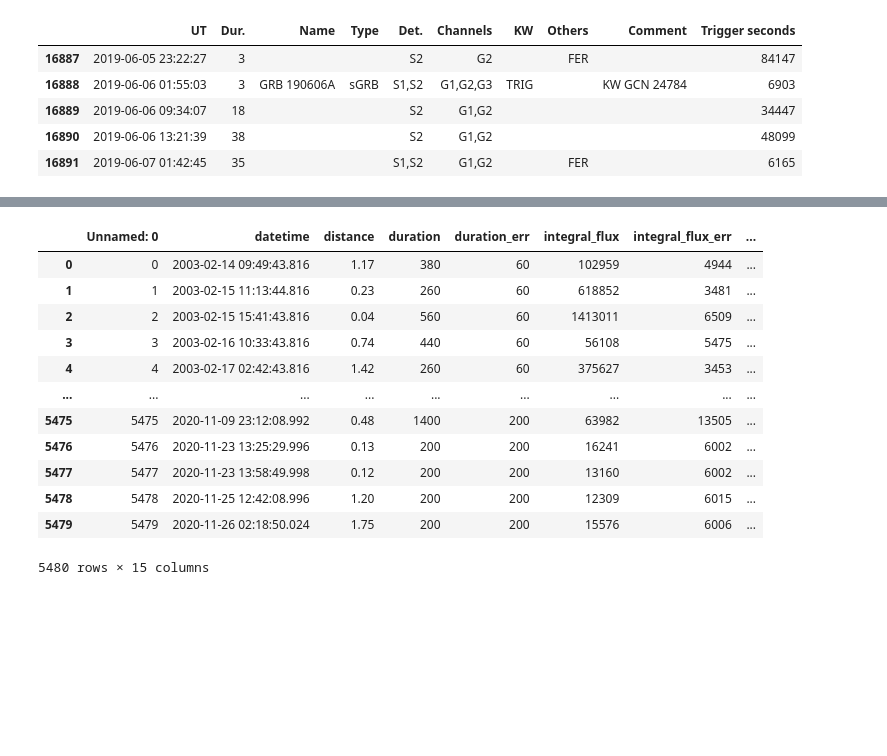
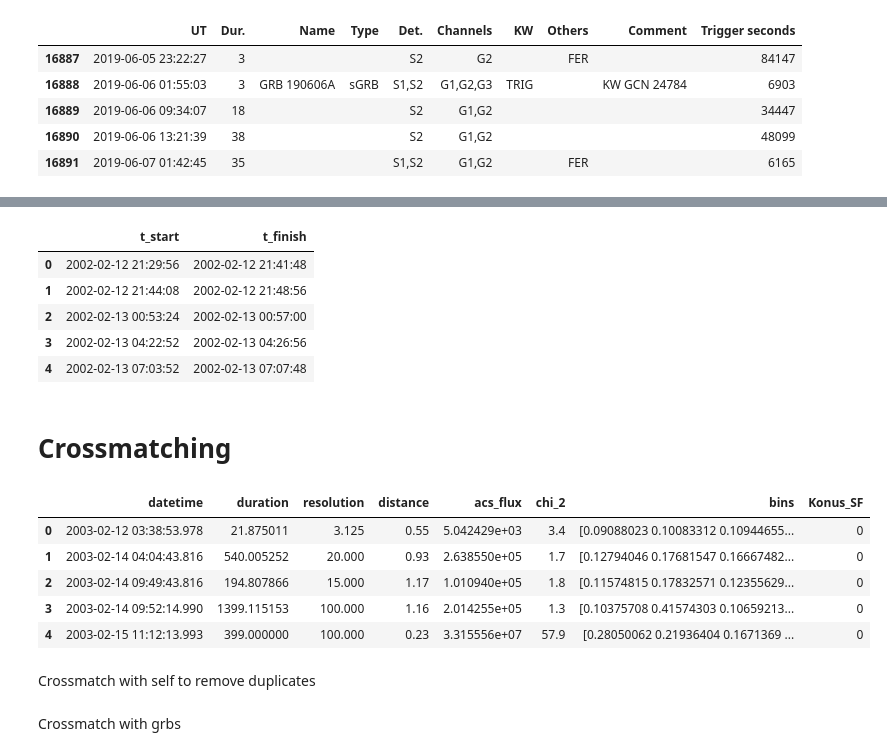
Before and after one commit to Jorezz/GRB_blind_search, a Jupyter notebook: Crossmatched.ipynb, the cells around one changed output, grey strips where cells are left out. Drawn from its saved outputs; the diff is of its cells as text; code cells hidden in the pictures; blank space fills up the shorter version.

```diff
--- a/Crossmatched.ipynb
+++ b/Crossmatched.ipynb
@@ -60,3 +97,17 @@ konus_triggers_data.tail()
+# %%
+with open(f'{DATA_PATH}RHESSI SF catalog.txt') as file:
+    RHESSI = [(datetime.datetime.strptime(line.split()[1]+' '+line.split()[2],'%d-%b-%Y %H:%M:%S'),datetime.datetime.strptime(line.split()[1]+' '+line.split()[4],'%d-%b-%Y %H:%M:%S')) for line in file]
+RHESSI = pd.DataFrame(RHESSI,columns=['t_start','t_finish'])
+RHESSI.head()
+# %% [output]
+|  | t_start | t_finish |
+| 0 | 2002-02-12 21:29:56 | 2002-02-12 21:41:48 |
+| 1 | 2002-02-12 21:44:08 | 2002-02-12 21:48:56 |
+| 2 | 2002-02-13 00:53:24 | 2002-02-13 00:57:00 |
+| 3 | 2002-02-13 04:22:52 | 2002-02-13 04:26:56 |
+| 4 | 2002-02-13 07:03:52 | 2002-02-13 07:07:48 |
+# %% [markdown]
+# Crossmatching
 # %%
 def find_closest_event(time,list_of_events):
     res = min(list_of_events, key=lambda sub: abs(sub - time))
@@ -65,17 +122,33 @@ def find_closest_event(time,list_of_events):
-# %%
-candidates = pd.read_excel(f'{DATA_PATH}candidates_crossmatched_final (2).xlsx')
-candidates
-# %% [output]
-|  | Unnamed: 0 | datetime | distance | duration | duration_err | integral_flux | integral_flux_err | ... |
-| 0 | 0 | 2003-02-14 09:49:43.816 | 1.17 | 380 | 60 | 102959 | 4944 | ... |
-| 1 | 1 | 2003-02-15 11:13:44.816 | 0.23 | 260 | 60 | 618852 | 3481 | ... |
-| 2 | 2 | 2003-02-15 15:41:43.816 | 0.04 | 560 | 60 | 1413011 | 6509 | ... |
-| 3 | 3 | 2003-02-16 10:33:43.816 | 0.74 | 440 | 60 | 56108 | 5475 | ... |
-| 4 | 4 | 2003-02-17 02:42:43.816 | 1.42 | 260 | 60 | 375627 | 3453 | ... |
-| ... | ... | ... | ... | ... | ... | ... | ... | ... |
-| 5475 | 5475 | 2020-11-09 23:12:08.992 | 0.48 | 1400 | 200 | 63982 | 13505 | ... |
-| 5476 | 5476 | 2020-11-23 13:25:29.996 | 0.13 | 200 | 200 | 16241 | 6002 | ... |
-| 5477 | 5477 | 2020-11-23 13:58:49.998 | 0.12 | 200 | 200 | 13160 | 6002 | ... |
-| 5478 | 5478 | 2020-11-25 12:42:08.996 | 1.20 | 200 | 200 | 12309 | 6015 | ... |
-| 5479 | 5479 | 2020-11-26 02:18:50.024 | 1.75 | 200 | 200 | 15576 | 6006 | ... |
-5480 rows × 15 columns
+# %%
+
+with open(f'{DATA_PATH}fixed_durations.pkl','rb') as f:
+    final_catalog = pickle.load(f)
+df_fixed_durs = pd.DataFrame(final_catalog)
+
+df_candidates = pd.read_excel(f'{DATA_PATH}candidates_crossmatched_final (2).xlsx',parse_dates=['datetime'])
+
+candidates = df_candidates.merge(df_fixed_durs,left_on='datetime',right_on='datetime').sort_values('datetime')
+candidates['duration'] = np.where(2*candidates['duration_x']<candidates['duration_y'],candidates['duration_x'],candidates['duration_y'])
+
+konus_sf_data['left'] = konus_sf_data['right'] = konus_sf_data['UT']
+candidates['Konus_SF'] = 0
+for i,event in candidates.iterrows():
+    idx = find_closest_event(event['datetime'],konus_sf_data['UT'])
+    if is_intersected(event['datetime'],
+                      event['datetime'] + np.timedelta64(int(event['duration']),'s'),
+                      konus_sf_data.iloc[idx]['left'],
+                      konus_sf_data.iloc[idx]['right']):
+        candidates.loc[candidates.index==i,['Konus_SF']] = 1
+candidates.to_csv(f'{DATA_PATH}candidates_after_konus_flares.csv')
+# %%
+candidates = pd.read_csv(f'{DATA_PATH}candidates_after_konus_flares.csv',parse_dates=['datetime'])[['datetime','duration','resolution','distance','acs_flux','chi_2','bins','Konus_SF']]
+candidates.head()
+# %% [output]
+|  | datetime | duration | resolution | distance | acs_flux | chi_2 | bins | Konus_SF |
+| 0 | 2003-02-12 03:38:53.978 | 21.875011 | 3.125 | 0.55 | 5.042429e+03 | 3.4 | [0.09088023 0.10083312 0.10944655... | 0 |
+| 1 | 2003-02-14 04:04:43.816 | 540.005252 | 20.000 | 0.93 | 2.638550e+05 | 1.7 | [0.12794046 0.17681547 0.16667482... | 0 |
+| 2 | 2003-02-14 09:49:43.816 | 194.807866 | 15.000 | 1.17 | 1.010940e+05 | 1.8 | [0.11574815 0.17832571 0.12355629... | 0 |
+| 3 | 2003-02-14 09:52:14.990 | 1399.115153 | 100.000 | 1.16 | 2.014255e+05 | 1.3 | [0.10375708 0.41574303 0.10659213... | 0 |
+| 4 | 2003-02-15 11:12:13.993 | 399.000000 | 100.000 | 0.23 | 3.315556e+07 | 57.9 | [0.28050062 0.21936404 0.1671369 ... | 0 |
+# %% [markdown]
+Crossmatch with self to remove duplicates
@@ -82 +180,3 @@ candidates
+# %% [markdown]
+Crossmatch with grbs
 # %%
```
Also changed, not shown: parts of 25 cells of this notebook, 1 other file.
